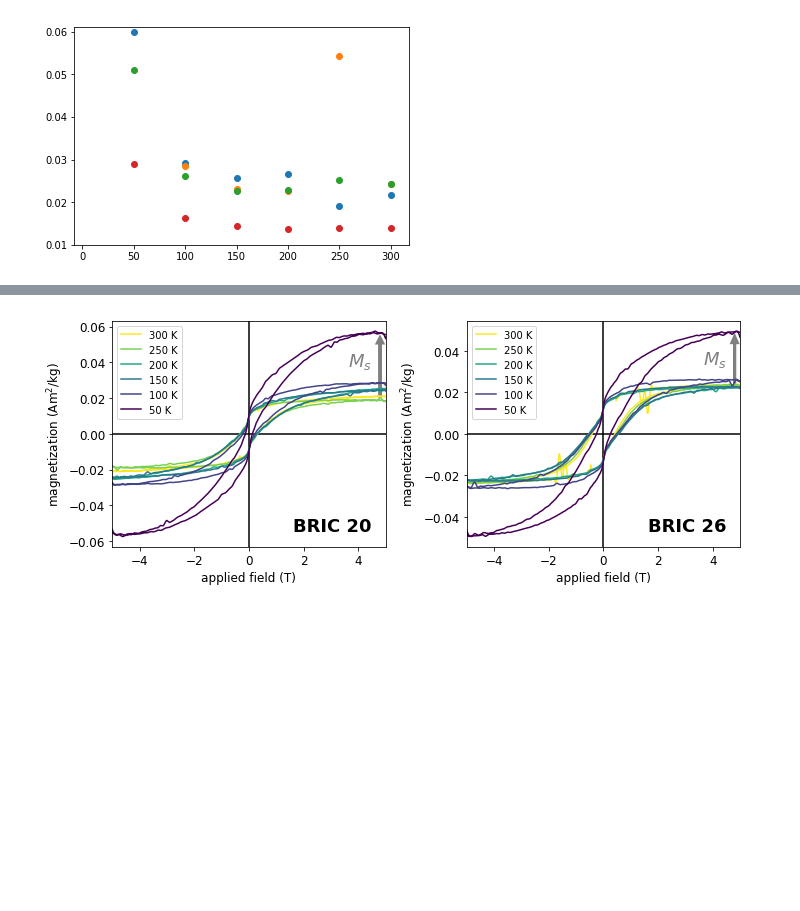
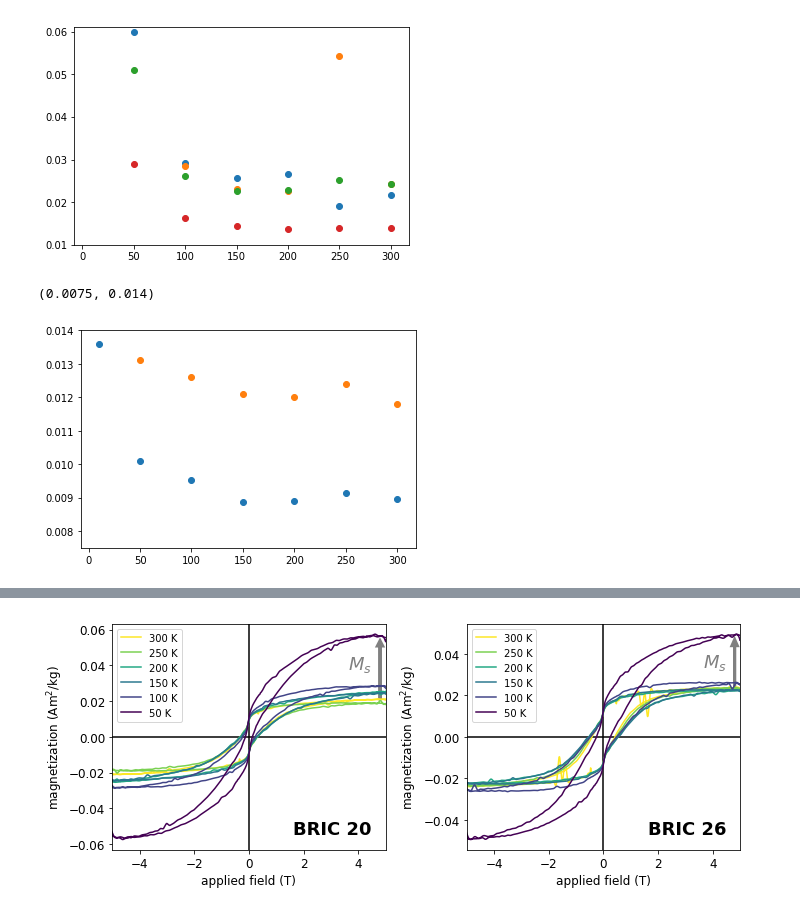
Before and after one commit to Swanson-Hysell-Group/2018_Red_Bed_Intraclasts, a Jupyter notebook: Data/low_temperature_hyst/low_temp_hyst_plots.ipynb, the cells around one changed output, grey strips where cells are left out. Saved outputs shown, nothing was run; the diff lists cells and outputs as text; code cells hidden in the pictures; blank space fills up the shorter version.

```diff
--- a/Data/low_temperature_hyst/low_temp_hyst_plots.ipynb
+++ b/Data/low_temperature_hyst/low_temp_hyst_plots.ipynb
@@ -164,3 +157,12 @@ plt.ylim(0.01,0.061)
 # %% [output]
 (0.01, 0.061)
 [figure]
+# %%
+plt.scatter(BRIC_20_lowt_loops_summary['T [K]'],BRIC_20_lowt_loops_summary['Mr [Am2/kg]'])
+#plt.scatter(BRIC_22_lowt_loops_summary['T [K]'],BRIC_22_lowt_loops_summary['Mr [Am2/kg]'])
+plt.scatter(BRIC_26_lowt_loops_summary['T [K]'],BRIC_26_lowt_loops_summary['Mr [Am2/kg]'])
+#plt.scatter(BRIC_31_lowt_loops_summary['T [K]'],BRIC_31_lowt_loops_summary['Mr [Am2/kg]'])
+plt.ylim(0.0075,0.014)
+# %% [output]
+(0.0075, 0.014)
+[figure, added]
```
Also changed, not shown: parts of 6 cells of this notebook, 2 other files.
